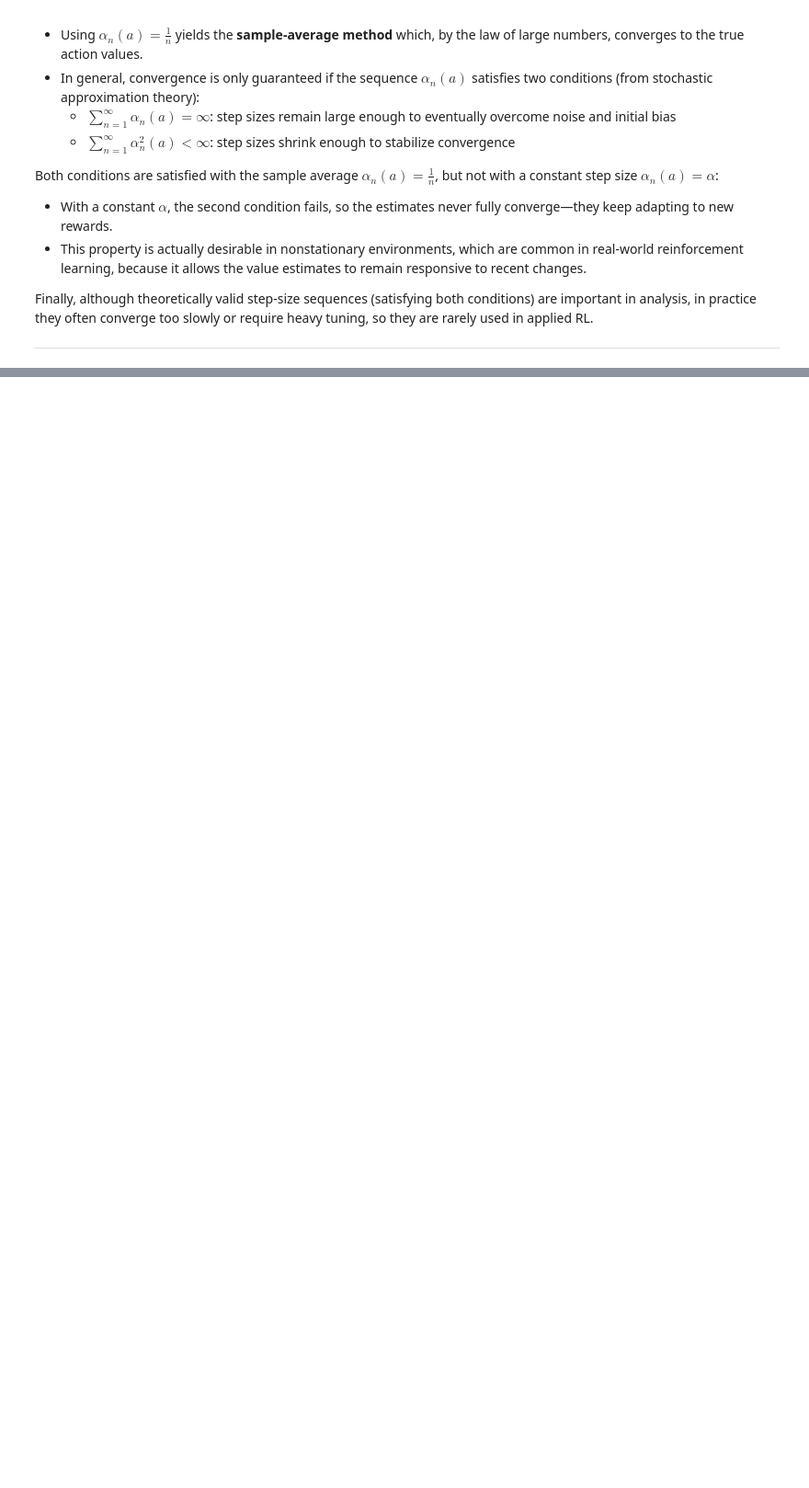
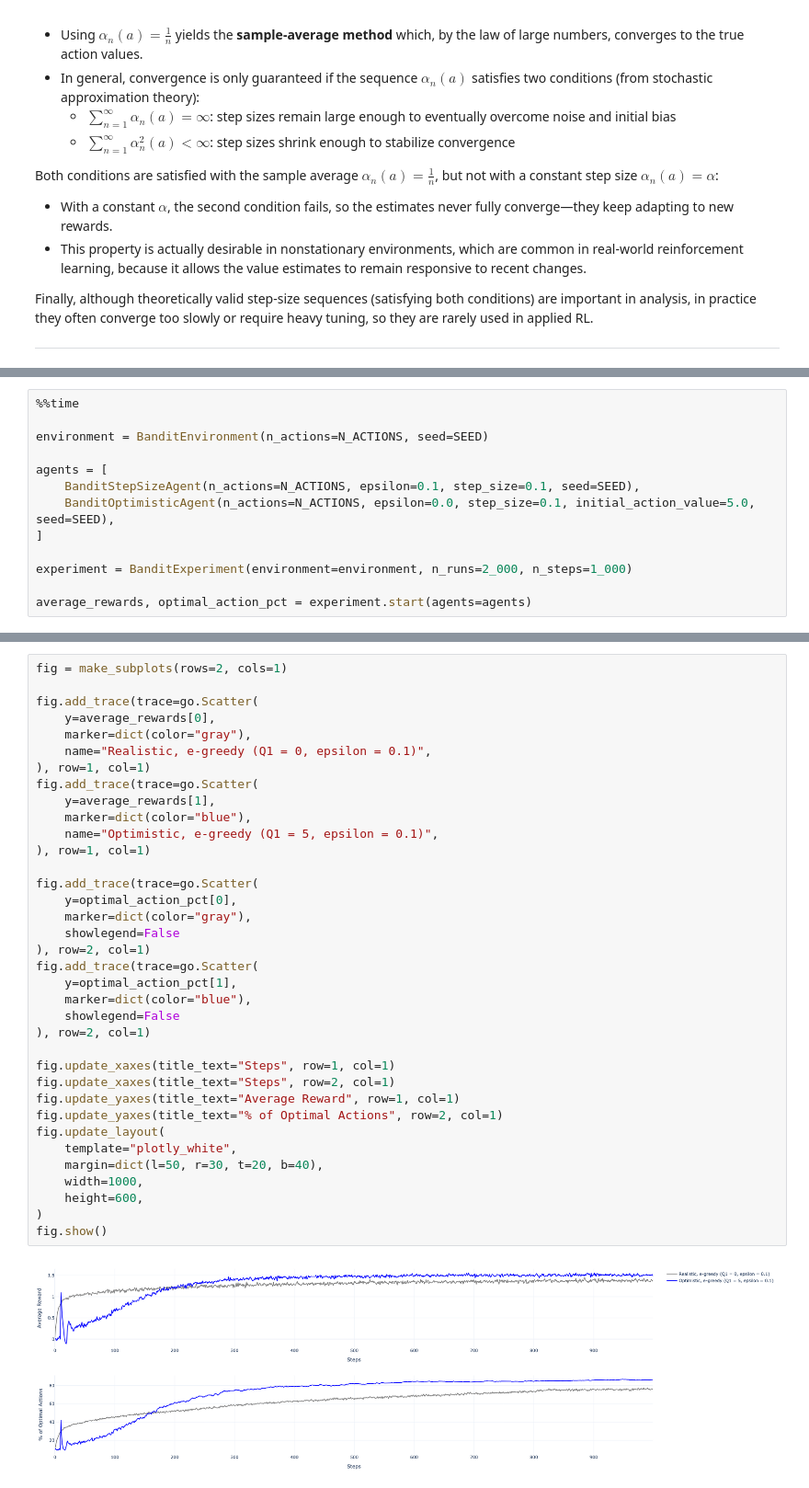
Before and after one commit to dksifoua/Reinforcement-Learning, a Jupyter notebook: notebooks/00 - Sequential Decision Making Under Uncertainty.ipynb, the cells around one changed output, grey strips where cells are left out. Shown at 92% size. Cells and saved outputs as stored; diff of their text form; blank space fills up the shorter version.

Commit message:
Optimistic Initial Values

```diff
--- a/notebooks/00 - Sequential Decision Making Under Uncertainty.ipynb
+++ b/notebooks/00 - Sequential Decision Making Under Uncertainty.ipynb
@@ -285,0 +309,13 @@ fig.show()
+# %%
+%%time
+
+environment = BanditEnvironment(n_actions=N_ACTIONS, seed=SEED)
+
+agents = [
+    BanditStepSizeAgent(n_actions=N_ACTIONS, epsilon=0.1, step_size=0.1, seed=SEED),
+    BanditOptimisticAgent(n_actions=N_ACTIONS, epsilon=0.0, step_size=0.1, initial_action_value=5.0, seed=SEED),
+]
+
+experiment = BanditExperiment(environment=environment, n_runs=2_000, n_steps=1_000)
+
+average_rewards, optimal_action_pct = experiment.start(agents=agents)
@@ -285,0 +325,38 @@ fig.show()
+# %%
+fig = make_subplots(rows=2, cols=1)
+
+fig.add_trace(trace=go.Scatter(
+    y=average_rewards[0],
+    marker=dict(color="gray"),
+    name="Realistic, e-greedy (Q1 = 0, epsilon = 0.1)",
+), row=1, col=1)
+fig.add_trace(trace=go.Scatter(
+    y=average_rewards[1],
+    marker=dict(color="blue"),
+    name="Optimistic, e-greedy (Q1 = 5, epsilon = 0.1)",
+), row=1, col=1)
+
+fig.add_trace(trace=go.Scatter(
+    y=optimal_action_pct[0],
+    marker=dict(color="gray"),
+    showlegend=False
+), row=2, col=1)
+fig.add_trace(trace=go.Scatter(
+    y=optimal_action_pct[1],
+    marker=dict(color="blue"),
+    showlegend=False
+), row=2, col=1)
+
+fig.update_xaxes(title_text="Steps", row=1, col=1)
+fig.update_xaxes(title_text="Steps", row=2, col=1)
+fig.update_yaxes(title_text="Average Reward", row=1, col=1)
+fig.update_yaxes(title_text="% of Optimal Actions", row=2, col=1)
+fig.update_layout(
+    template="plotly_white",
+    margin=dict(l=50, r=30, t=20, b=40),
+    width=1000,
+    height=600,
+)
+fig.show()
+# %% [output]
+[figure, added]
```
Also changed, not shown: parts of 9 cells of this notebook, 2 other files.
